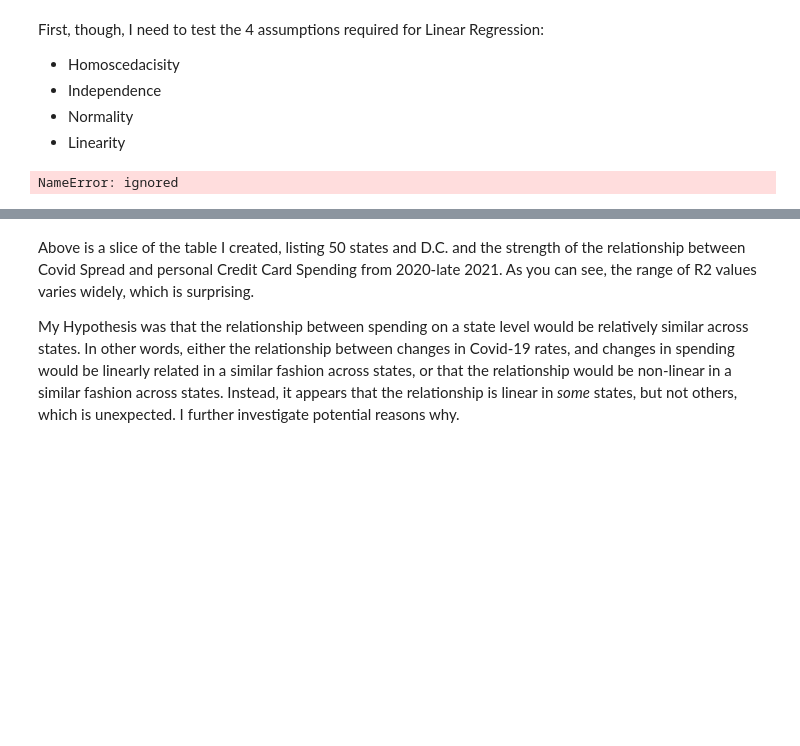
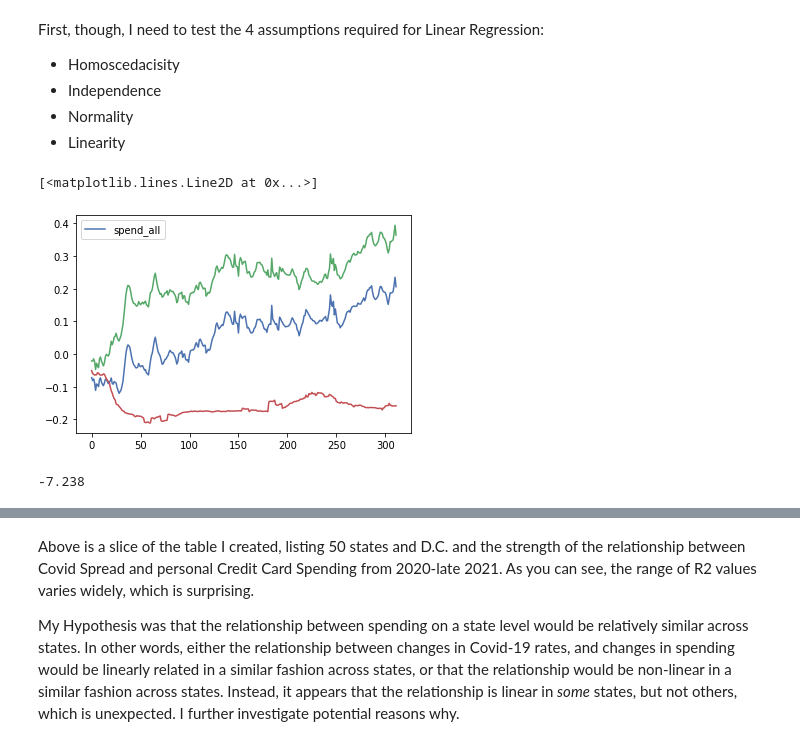
Before and after one commit to cjohnsoncruz/covid_spread_and_business_revenue, a Jupyter notebook: Quantifying_how_Covid_Case_Rates_affect_Business_Revenue.ipynb, the cells around one changed output, grey strips where cells are left out. Drawn from its saved outputs; the diff is of its cells as text; code cells hidden in the pictures; blank space fills up the shorter version.

Commit message:
train on 2020, test on 2021  test/train split made

```diff
--- a/Quantifying_how_Covid_Case_Rates_affect_Business_Revenue.ipynb
+++ b/Quantifying_how_Covid_Case_Rates_affect_Business_Revenue.ipynb
@@ -255,14 +279,34 @@ residual_california = []
 r2_california = []
 indep_vars = ['new_death_rate','new_case_rate']
 Y_variable = ['spend_all']
+state = 'California'
 
+#train with 2020
+train_range_boolean_x = (covid_rate_per_state.loc[:,'year'] == 2020) & (covid_rate_per_state.loc[:, 'state']== state) #boolean takes intersection of desired STATE and desired YEAR
+train_df_x = covid_rate_per_state.loc[train_range_boolean_x, :].copy().reset_index(drop = True)
 
-test_df_x = covid_rate_per_state.loc[covid_rate_per_state.loc[:, 'state']== state, :].copy().reset_index(drop = True)
-covid =
+train_range_boolean_y = (spending_per_state.loc[:,'year'] == 2020) & (spending_per_state['state']== state)
+train_df_y = spending_per_state.loc[train_range_boolean_y , :].copy().reset_index(drop = True)
 
+#test with 2021
+test_range_boolean_x = (covid_rate_per_state.loc[:,'year'] == 2021) & (covid_rate_per_state.loc[:, 'state']== state) #boolean takes intersection of desired STATE and desired YEAR
+test_df_x = covid_rate_per_state.loc[test_range_boolean_x, :].copy().reset_index(drop = True)
 
-spending = spending_per_state.loc[spending_per_state['state']== state, :].copy().reset_index(drop = True)
-r2_california, predict_california, residual_california = process_run_lin_reg(covid,spending, indep_vars, Y_variable) #requires test set and train set
+test_range_boolean_y = (spending_per_state.loc[:,'year'] == 2021) & (spending_per_state['state']== state)
+test_df_y = spending_per_state.loc[test_range_boolean_y, :].copy().reset_index(drop = True)
+
+r2_california, predict_california, residual_california = process_run_lin_reg(train_df_x, train_df_y, test_df_x, test_df_y, indep_vars, Y_variable) #requires test set and train set
+# %%
+test_df_y[Y_variable].plot()
+plt.plot(residual_california)
+plt.plot(predict_california)
+# %% [output]
+[<matplotlib.lines.Line2D at 0x...>]
+[figure, added]
+# %%
+print(r2_california)
+# %% [output]
+-7.238
 # %%
 #run forloop to run and store
 all_state_names = list(set(state_IDs.loc[:,'statename'])) #use set to extract unique values then combine into a list
@@ -275,12 +319,21 @@ Y_variable = ['spend_all']
 
 for state in all_state_names:
 
-  covid = covid_rate_per_state.loc[covid_rate_per_state.loc[:, 'state']== state, :].copy().reset_index(drop = True)
-  spending = spending_per_state.loc[spending_per_state['state']== state, :].copy().reset_index(drop = True)
-  linreg_r_squared, predictions_OLS[state], residuals_OLS[state] = process_run_lin_reg(covid,spending, indep_vars, Y_variable)
-  r_2_linreg.append(linreg_r_squared)
+    #train with 2020
+    train_range_boolean_x = (covid_rate_per_state.loc[:,'month'] <7 )& (covid_rate_per_state.loc[:,'year'] == 2020) & (covid_rate_per_state.loc[:, 'state']== state) #boolean takes intersection of desired STATE and desired YEAR
+    train_df_x = covid_rate_per_state.loc[train_range_boolean_x, :].copy().reset_index(drop = True)
+    train_range_boolean_y = (spending_per_state.loc[:,'month'] < 7 )& (spending_per_state.loc[:,'year'] == 2020) & (spending_per_state['state']== state)
+    train_df_y = spending_per_state.loc[train_range_boolean_y , :].copy().reset_index(drop = True)
+
+    #test with 2021
+    test_range_boolean_x =  (covid_rate_per_state.loc[:,'month'] > 7 ) & (covid_rate_per_state.loc[:,'year'] == 2020) & (covid_rate_per_state.loc[:, 'state']== state) #boolean takes intersection of desired STATE and desired YEAR
+    test_df_x = covid_rate_per_state.loc[test_range_boolean_x, :].copy().reset_index(drop = True)
+    test_range_boolean_y = (spending_per_state.loc[:,'month'] >7 )& (spending_per_state.loc[:,'year'] == 2021) & (spending_per_state['state']== state)
+    test_df_y = spending_per_state.loc[test_range_boolean_y, :].copy().reset_index(drop = True)
+
+    #run model itself
+    linreg_r_squared, predictions_OLS[state], residuals_OLS[state] = process_run_lin_reg(train_df_x, train_df_y, test_df_x, test_df_y, indep_vars, Y_variable) #requires test set and train set
+    r_2_linreg.append(linreg_r_squared)
-# %% [output]
-NameError: ignored
 # %%
 #combine all of this into a table
 data = np.array([all_state_names, r_2_linreg]).transpose()
```
Also changed, not shown: parts of 21 cells of this notebook.
